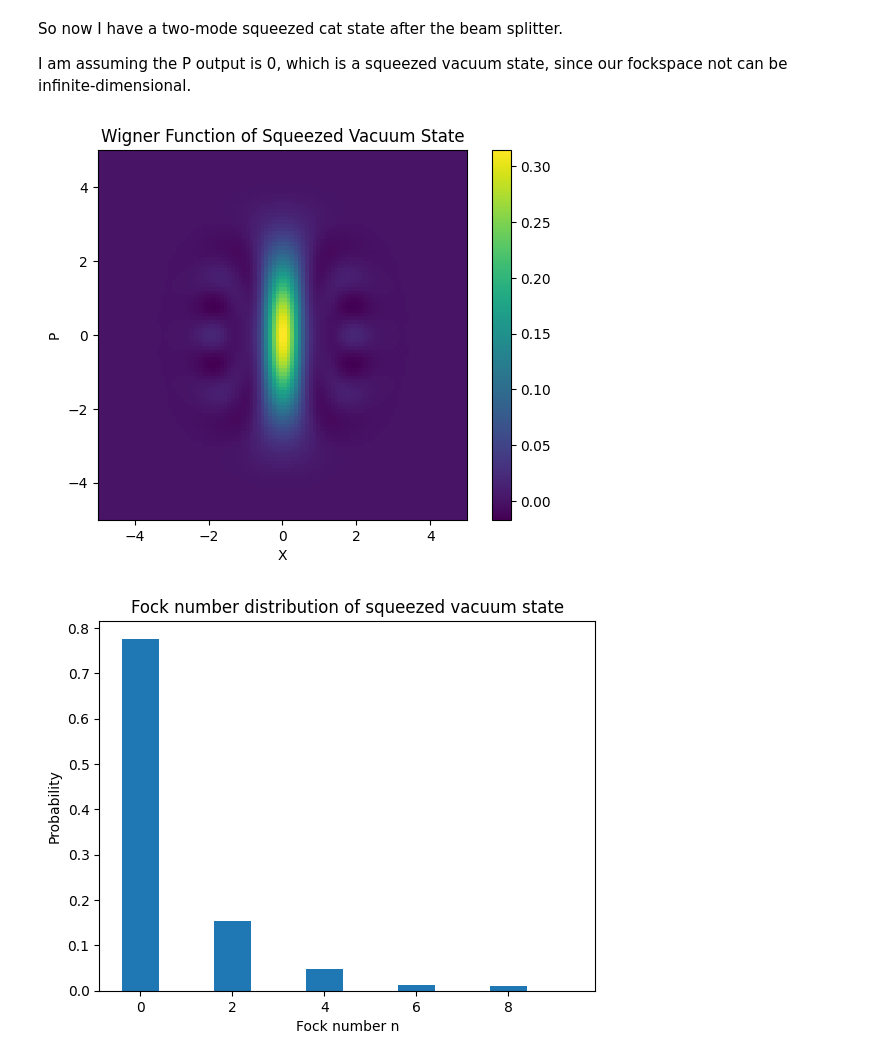
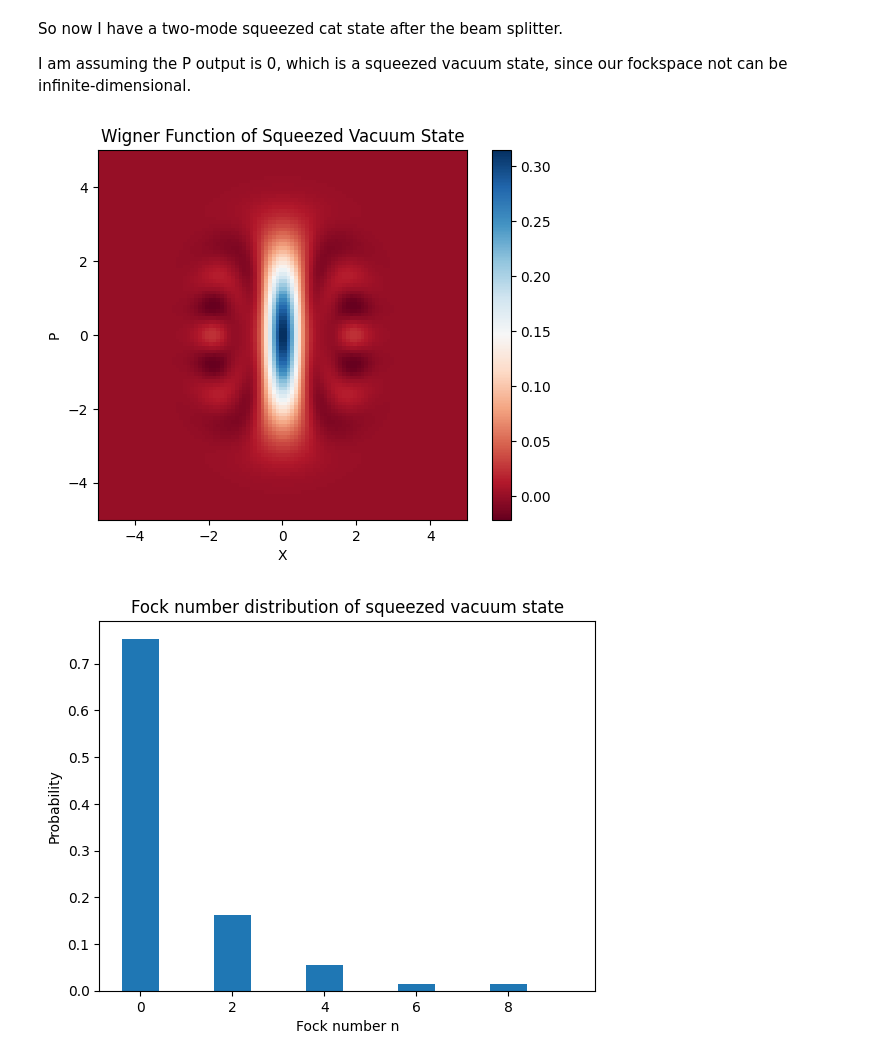
Before and after one commit to lhdarboe/Quantum-Information-Science-Project, a Jupyter notebook: SCS_livia-kopi.ipynb, the cells around one changed output. Saved outputs shown, nothing was run; the diff lists cells and outputs as text; code cells hidden in the pictures.

```diff
--- a/SCS_livia-kopi.ipynb
+++ b/SCS_livia-kopi.ipynb
@@ -64,18 +71,18 @@ So now I have a two-mode squeezed cat state after the beam splitter.
 I am assuming the P output is 0, which is a squeezed vacuum state, since our fockspace not can be infinite-dimensional.
 # %%
 vac = basis(N, 0)
-vac_squeezed = squeeze(N, z = np.log(2.1)) * vac.unit()
+vac_squeezed = squeeze(N, z = np.log(2.2)) * vac.unit()
 
 vac_wigner = wigner(vac_squeezed,x,p)
 plt.figure()
-plt.imshow(vac_wigner, extent=[-5, 5, -5, 5])
+plt.imshow(vac_wigner, extent=[-5, 5, -5, 5], cmap='RdBu')
 plt.title('Wigner Function of Squeezed Vacuum State')
 plt.xlabel('X')
 plt.ylabel('P')
 plt.colorbar()
 plt.show()
 # %% [output]
-[figure, old version]
+[figure, new version]
 # %%
 n = np.arange(N)  # Fock numbers
 probs = np.abs(vac_squeezed.full())**2  # |<n|psi>|^2
@@ -86,5 +93,5 @@ plt.ylabel("Probability")
 plt.title("Fock number distribution of squeezed vacuum state")
 plt.show()
 # %% [output]
-[figure, old version]
+[figure, new version]
 # %%
```
Also changed, not shown: parts of 14 cells of this notebook, 2 other files.
